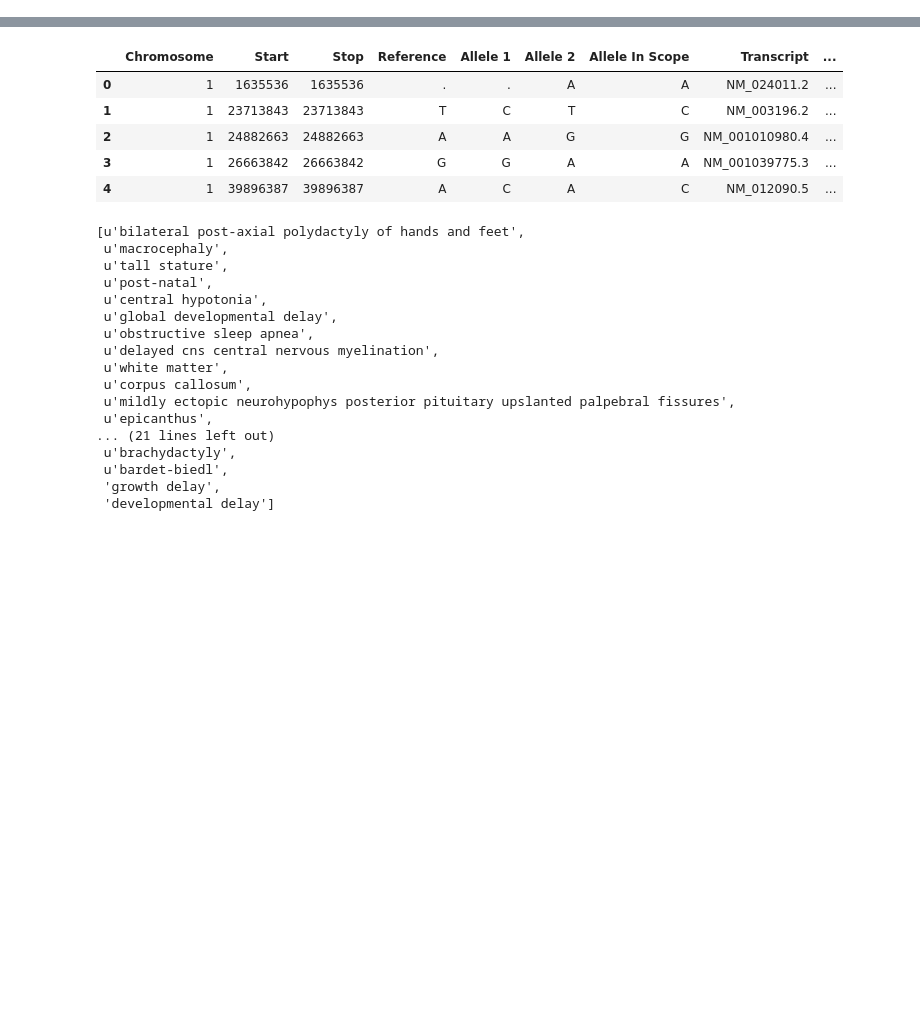
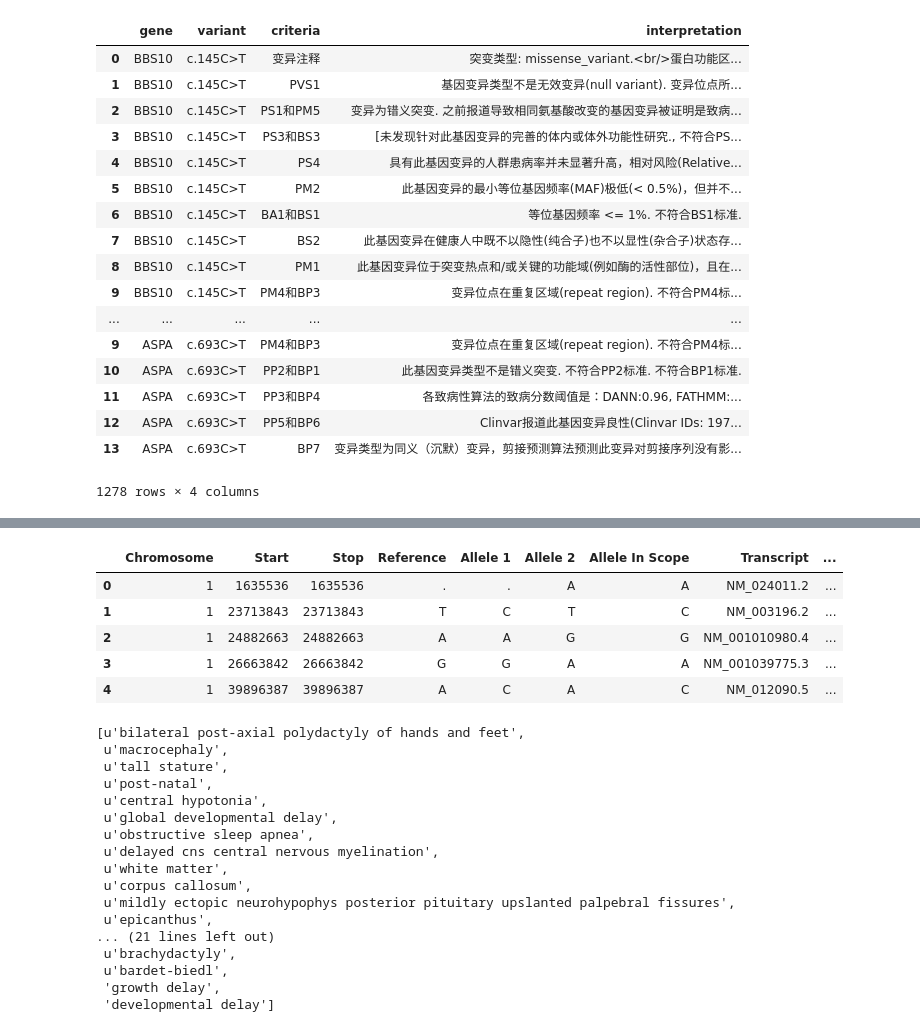
Before and after one commit to xguo39/deepbrain, a Jupyter notebook: deepb/test.ipynb, the cells around one changed output, grey strips where cells are left out. Saved outputs shown, nothing was run; the diff lists cells and outputs as text; code cells hidden in the pictures; blank space fills up the shorter version.

```diff
--- a/deepb/test.ipynb
+++ b/deepb/test.ipynb
@@ -391,0 +235,40 @@ else:
+# %%
+gene_list = list(ACMG_result['gene'])
+variant_list = list(ACMG_result['variant'])
+gene_variant_list = [(gene_list[i], variant_list[i]) for i in range(len(gene_list))]
+
+df_variant_ACMG_interpret = pd.DataFrame()
+df_variant_ACMG_interpret_chinese = pd.DataFrame()
+for key in gene_variant_list:
+    tmp_df = pd.DataFrame(variant_ACMG_interpretation[key], columns = ['criteria', 'interpretation'])
+    tmp_df['gene'] = key[0]
+    tmp_df['variant'] = key[1]
+    tmp_df = tmp_df[['gene', 'variant', 'criteria', 'interpretation']]
+    df_variant_ACMG_interpret = pd.concat([df_variant_ACMG_interpret, tmp_df])
+
+    tmp_df = pd.DataFrame(variant_ACMG_interpret_chinese[key], columns = ['criteria', 'interpretation'])
+    tmp_df['gene'] = key[0]
+    tmp_df['variant'] = key[1]
+    tmp_df = tmp_df[['gene', 'variant', 'criteria', 'interpretation']]
+    df_variant_ACMG_interpret_chinese = pd.concat([df_variant_ACMG_interpret_chinese, tmp_df])
+# %%
+df_variant_ACMG_interpret_chinese
+# %% [output]
+|  | gene | variant | criteria | interpretation |
+| 0 | BBS10 | c.145C>T | 变异注释 | 突变类型: missense_variant.<br/>蛋白功能区... |
+| 1 | BBS10 | c.145C>T | PVS1 | 基因变异类型不是无效变异(null variant). 变异位点所... |
+| 2 | BBS10 | c.145C>T | PS1和PM5 | 变异为错义突变. 之前报道导致相同氨基酸改变的基因变异被证明是致病... |
+| 3 | BBS10 | c.145C>T | PS3和BS3 | [未发现针对此基因变异的完善的体内或体外功能性研究., 不符合PS... |
+| 4 | BBS10 | c.145C>T | PS4 | 具有此基因变异的人群患病率并未显著升高，相对风险(Relative... |
+| 5 | BBS10 | c.145C>T | PM2 | 此基因变异的最小等位基因频率(MAF)极低(< 0.5%)，但并不... |
+| 6 | BBS10 | c.145C>T | BA1和BS1 | 等位基因频率 <= 1%. 不符合BS1标准. |
+| 7 | BBS10 | c.145C>T | BS2 | 此基因变异在健康人中既不以隐性(纯合子)也不以显性(杂合子)状态存... |
+| 8 | BBS10 | c.145C>T | PM1 | 此基因变异位于突变热点和/或关键的功能域(例如酶的活性部位)，且在... |
+| 9 | BBS10 | c.145C>T | PM4和BP3 | 变异位点在重复区域(repeat region). 不符合PM4标... |
+| ... | ... | ... | ... | ... |
+| 9 | ASPA | c.693C>T | PM4和BP3 | 变异位点在重复区域(repeat region). 不符合PM4标... |
+| 10 | ASPA | c.693C>T | PP2和BP1 | 此基因变异类型不是错义突变. 不符合PP2标准. 不符合BP1标准. |
+| 11 | ASPA | c.693C>T | PP3和BP4 | 各致病性算法的致病分数阈值是：DANN:0.96, FATHMM:... |
+| 12 | ASPA | c.693C>T | PP5和BP6 | Clinvar报道此基因变异良性(Clinvar IDs: 197... |
+| 13 | ASPA | c.693C>T | BP7 | 变异类型为同义（沉默）变异，剪接预测算法预测此变异对剪接序列没有影... |
+1278 rows × 4 columns
```
Also changed, not shown: parts of 7 cells of this notebook, 6 other files.
